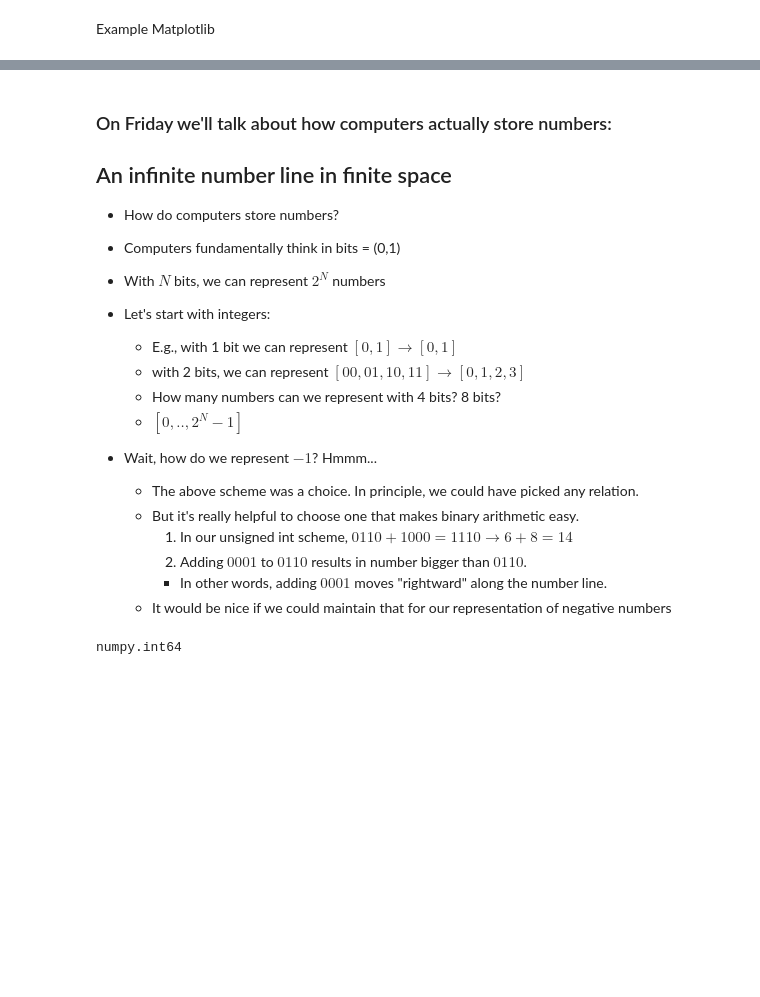
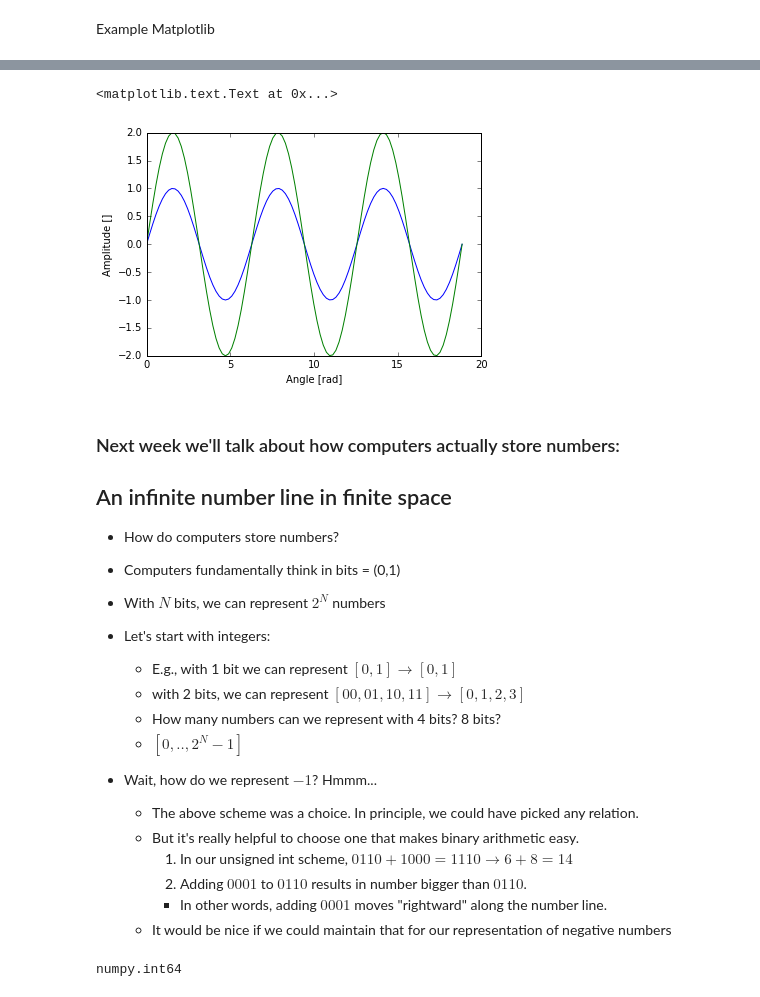
Before and after one commit to pitt1321/lectures, a Jupyter notebook: week_02/week_02.ipynb, the cells around one changed output, grey strips where cells are left out. Saved outputs shown, nothing was run; the diff lists cells and outputs as text; code cells hidden in the pictures; blank space fills up the shorter version.

Commit message:
Week 02 draft lecture.

```diff
--- a/week_02/week_02.ipynb
+++ b/week_02/week_02.ipynb
@@ -81,12 +84,17 @@ print(a)
 a = np.linspace(0, 100, 101)
 print(a)
 # %%
+x = np.linspace(0, 3*2*np.pi, 101)
+y = np.sin(x)
 plt.plot(x, y)
 plt.plot(x, 2*y)
-plt.xlabel("Angle of Table [rad]")
+plt.xlabel("Angle [rad]")
 plt.ylabel("Amplitude []")
+# %% [output]
+<matplotlib.text.Text at 0x...>
+[figure, added]
 # %% [markdown]
-### On Friday we'll talk about how computers actually store numbers:
+### Next week we'll talk about how computers actually store numbers:
 ## An infinite number line in finite space
 
 * How do computers store numbers?
```
Also changed, not shown: parts of 4 cells of this notebook.
